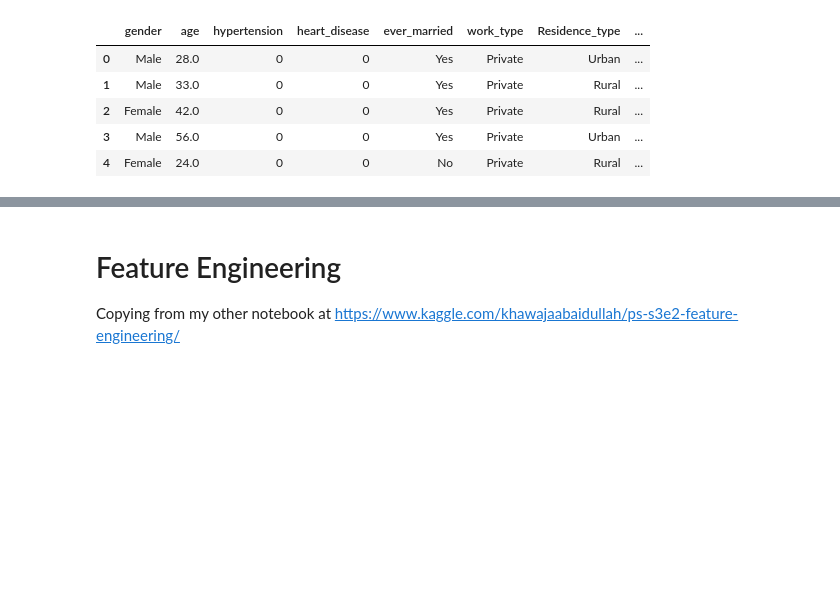
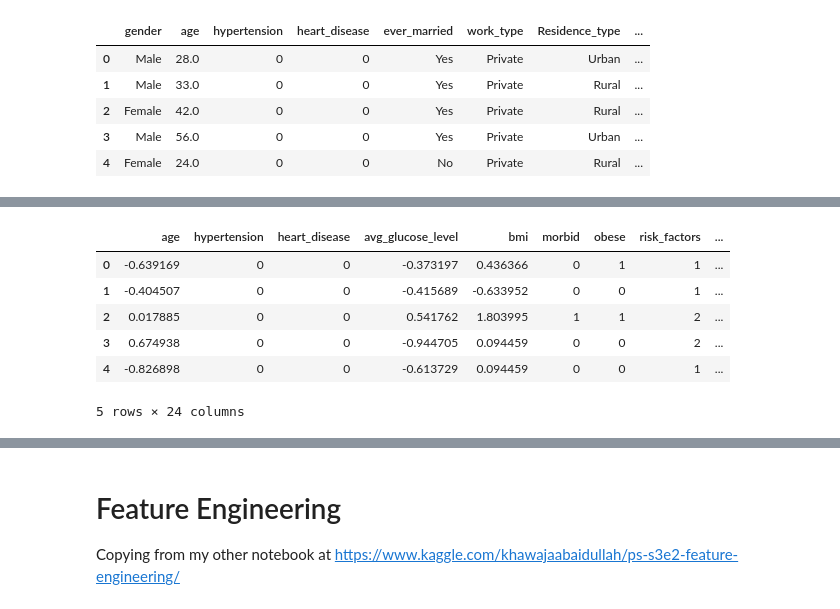
Before and after one commit to KhawajaAbaid/kaggle-playground, a Jupyter notebook: ps-s3e2-tuning-keras.ipynb, the cells around one changed output, grey strips where cells are left out. Saved outputs shown, nothing was run; the diff lists cells and outputs as text; code cells hidden in the pictures; blank space fills up the shorter version.

```diff
--- a/ps-s3e2-tuning-keras.ipynb
+++ b/ps-s3e2-tuning-keras.ipynb
@@ -64,3 +118,17 @@ df.head()
+# %%
+sc = StandardScaler()
+feats_to_scale = ["age", "avg_glucose_level", "bmi"]
+df[feats_to_scale] = sc.fit_transform(df[feats_to_scale])
+# %%
+df.head()
+# %% [output]
+|  | age | hypertension | heart_disease | avg_glucose_level | bmi | morbid | obese | risk_factors | ... |
+| 0 | -0.639169 | 0 | 0 | -0.373197 | 0.436366 | 0 | 1 | 1 | ... |
+| 1 | -0.404507 | 0 | 0 | -0.415689 | -0.633952 | 0 | 0 | 1 | ... |
+| 2 | 0.017885 | 0 | 0 | 0.541762 | 1.803995 | 1 | 1 | 2 | ... |
+| 3 | 0.674938 | 0 | 0 | -0.944705 | 0.094459 | 0 | 0 | 2 | ... |
+| 4 | -0.826898 | 0 | 0 | -0.613729 | 0.094459 | 0 | 0 | 1 | ... |
+5 rows × 24 columns
 # %%
 X = df.iloc[:-len(test), :]
 test_new = df.iloc[-len(test):, :]
```
Also changed, not shown: parts of 19 cells of this notebook.
